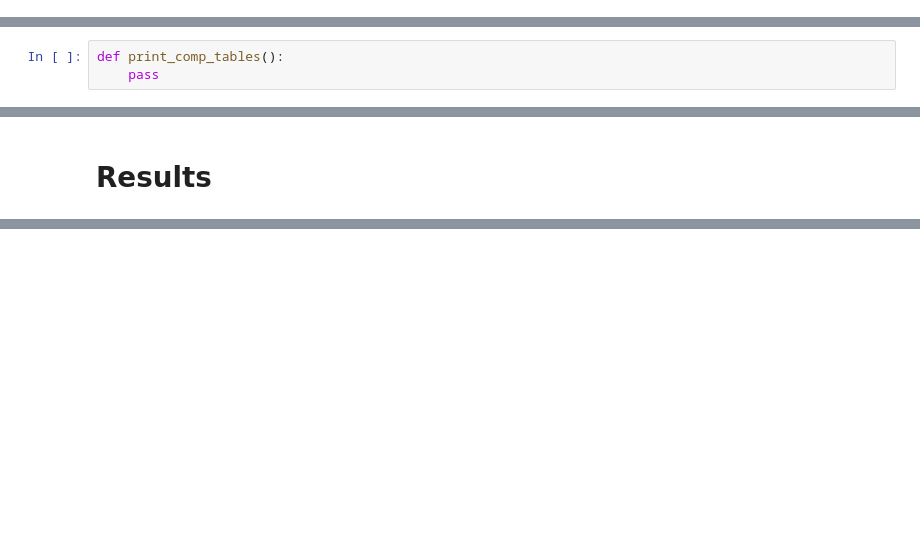
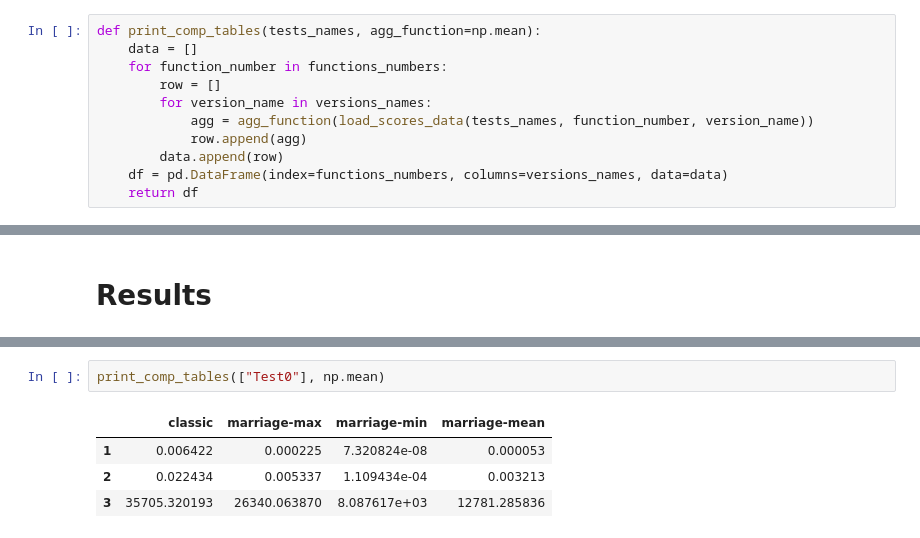
Before and after one commit to maciej3031/evolutionary_algorithm, a Jupyter notebook: Tests_analysis.ipynb, the cells around one changed output, grey strips where cells are left out. Drawn from its saved outputs; the diff is of its cells as text; blank space fills up the shorter version.

```diff
--- a/Tests_analysis.ipynb
+++ b/Tests_analysis.ipynb
@@ -46 +75,12 @@ def histories_to_means(histories):
+# %%
+def print_comp_tables(tests_names, agg_function=np.mean):
+    data = []
+    for function_number in functions_numbers:
+        row = []
+        for version_name in versions_names:
+            agg = agg_function(load_scores_data(tests_names, function_number, version_name))
+            row.append(agg)
+        data.append(row)
+    df = pd.DataFrame(index=functions_numbers, columns=versions_names, data=data)
+    return df
 # %%
@@ -61,6 +101,3 @@ def print_covergence_graphs(tests_names, y_scale = 'log'):
-# %%
-def print_comp_tables():
-    pass
 # %% [markdown]
 # Simple example
 # %%
@@ -117,0 +135,7 @@ print_covergence_graphs(["Test0"])
+# %%
+print_comp_tables(["Test0"], np.mean)
+# %% [output]
+|  | classic | marriage-max | marriage-min | marriage-mean |
+| 1 | 0.006422 | 0.000225 | 7.320824e-08 | 0.000053 |
+| 2 | 0.022434 | 0.005337 | 1.109434e-04 | 0.003213 |
+| 3 | 35705.320193 | 26340.063870 | 8.087617e+03 | 12781.285836 |
```
Also changed, not shown: parts of 13 cells of this notebook, 1 other file.
